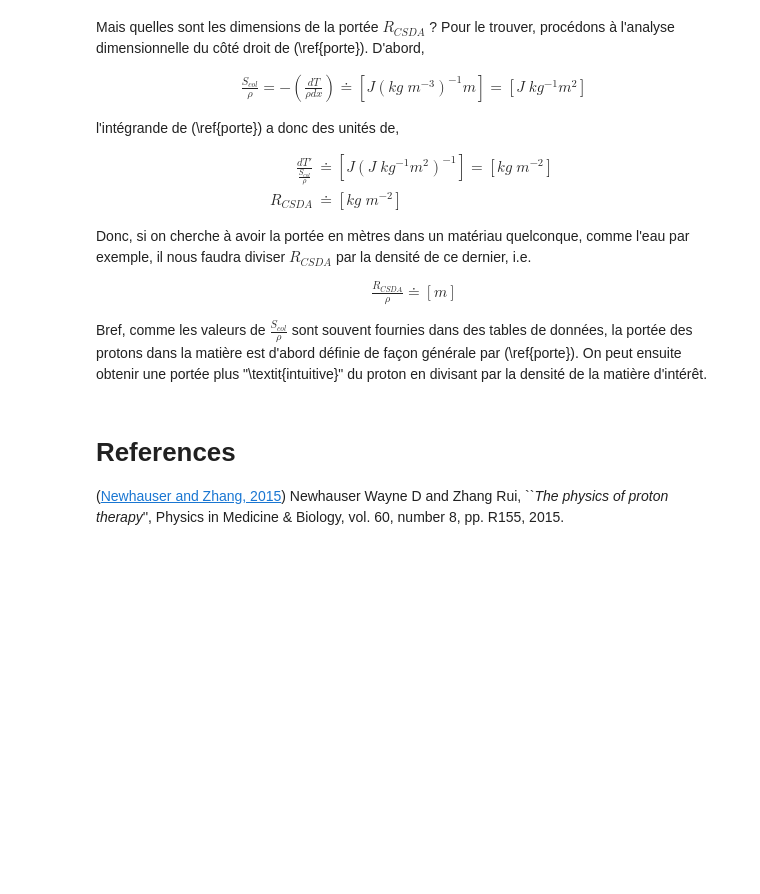
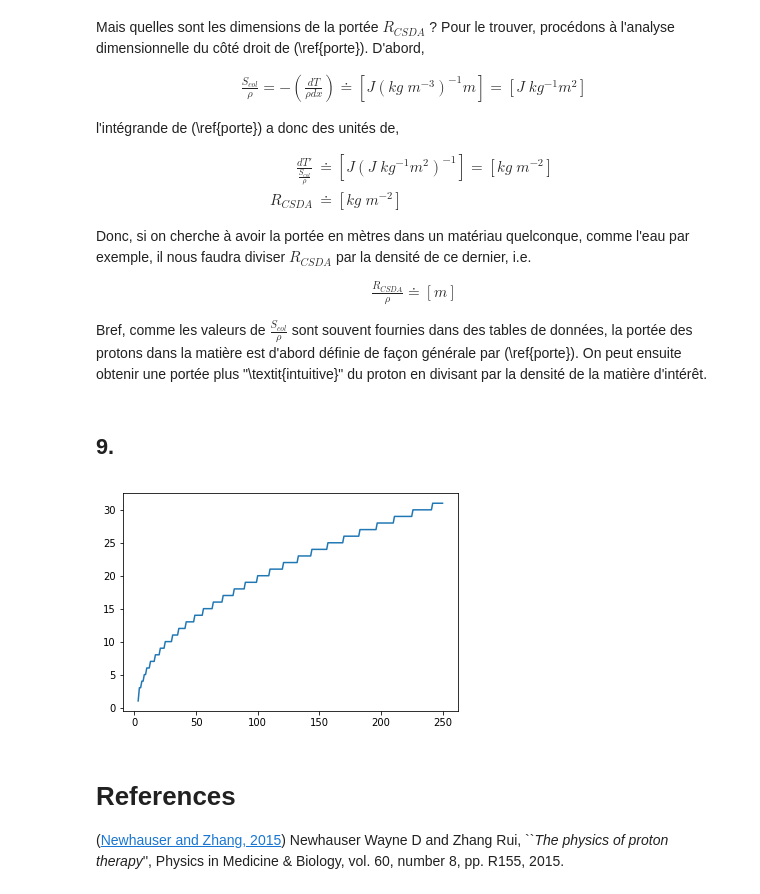
Before and after one commit to eliedl/Physique_numerique, a Jupyter notebook: TP1/TP1_Elie.ipynb, the cells around one changed output. Drawn from its saved outputs; the diff is of its cells as text; code cells hidden in the pictures; blank space fills up the shorter version.

```diff
--- a/TP1/TP1_Elie.ipynb
+++ b/TP1/TP1_Elie.ipynb
@@ -129,6 +191,44 @@ Donc, si on cherche à avoir la portée en mètres dans un matériau quelconque,
 \end{align}
 
 Bref, comme les valeurs de $\frac{S_{col}}{\rho}$ sont souvent fournies dans des tables de données, la portée des protons dans la matière est d'abord définie de façon générale par (\ref{porte}). On peut ensuite obtenir une portée plus "\textit{intuitive}" du proton en divisant par la densité de la matière d'intérêt.
+# %% [markdown]
+## 9.
+# %%
+
+N, a, b = 0, 3, np.arange(3, 251, 1)
+
+
+n = []
+for b_i in b:
+
+    erreur = 1
+    N = 0
+    while erreur > 1e-9:
+        N += 1
+
+        res_N = 0
+        res_2N = 0
+
+        x_N, w_N = gaussxwab(N, a, b_i)
+        x_2N, w_2N = gaussxwab(2*N, a, b_i)
+
+
+        for k in range(N):
+            res_N += w_N[k]/get_s_col(r_e, n_e_eau, x_N[k], I_eau)
+
+        for l in range(2*N):
+            res_2N += w_2N[l]/get_s_col(r_e, n_e_eau, x_2N[l], I_eau)
+
+        erreur = abs(res_N - res_2N)
+
+    n.append(N)
+
+plt.plot(b,n)
+plt.xlabel('Énergie initiale $T_i$ du proton')
+plt.ylabel('Nombre $N$ de de points')
+plt.show()
+# %% [output]
+[figure, added]
 # %% [markdown]
 # References
 
```
Also changed, not shown: parts of 4 cells of this notebook, 1 other file.
